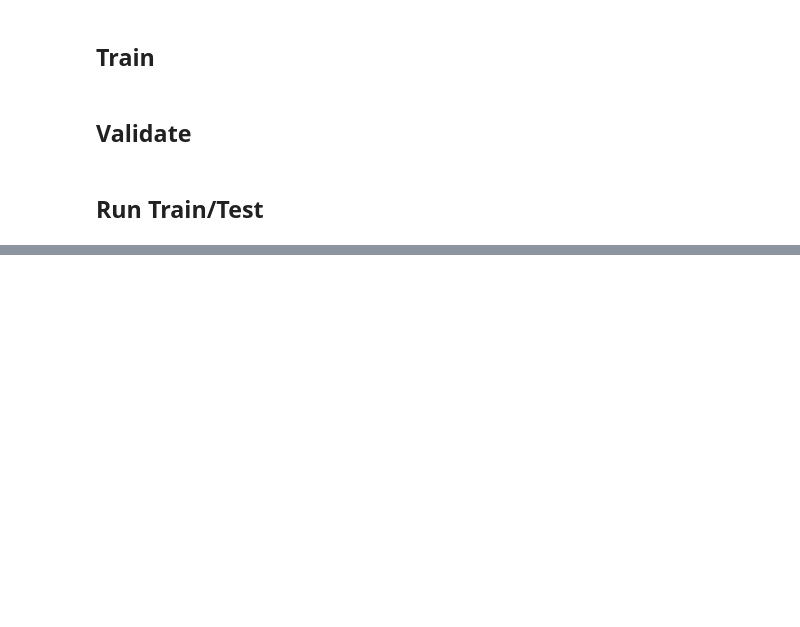
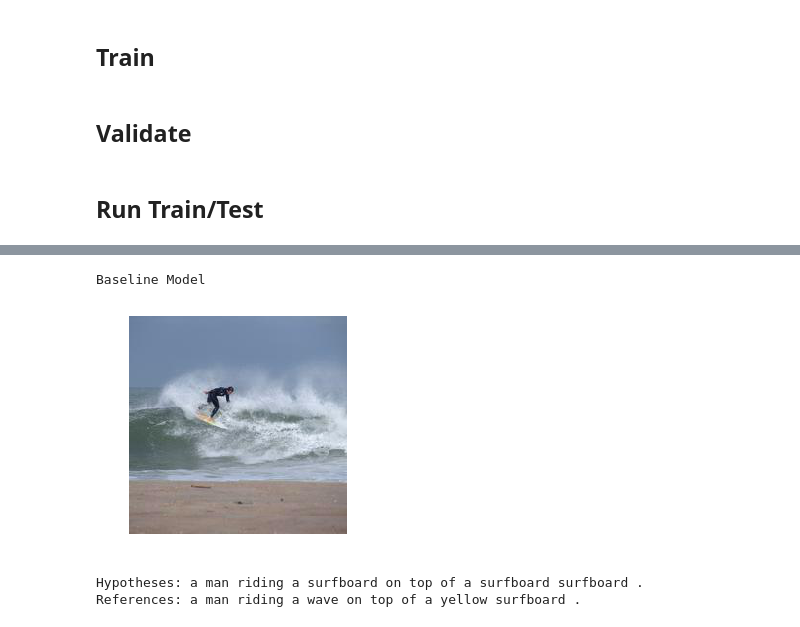
Before and after one commit to ajamjoom/Image-Captions, a Jupyter notebook: main_notebook.ipynb, the cells around one changed output, grey strips where cells are left out. Cells and saved outputs as stored; diff of their text form; code cells hidden in the pictures; blank space fills up the shorter version.

```diff
--- a/main_notebook.ipynb
+++ b/main_notebook.ipynb
@@ -647,2 +651,7 @@ BERT      : a duck floating in the water near a tree branch .
 # %%
-# print_sample(hypotheses, test_references,all_imgs,all_alphas,20, False)
+print_sample(hypotheses, test_references,all_imgs,all_alphas,10, False)
+# %% [output]
+Baseline Model
+[figure, added]
+Hypotheses: a man riding a surfboard on top of a surfboard surfboard .
+References: a man riding a wave on top of a yellow surfboard .
```
Also changed, not shown: parts of 10 cells of this notebook, 1 other file.
